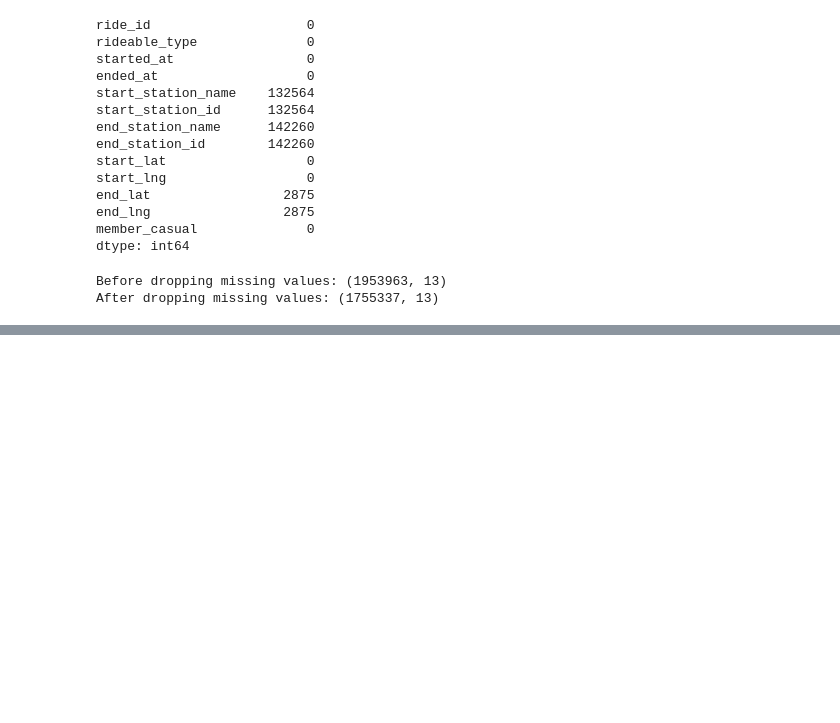
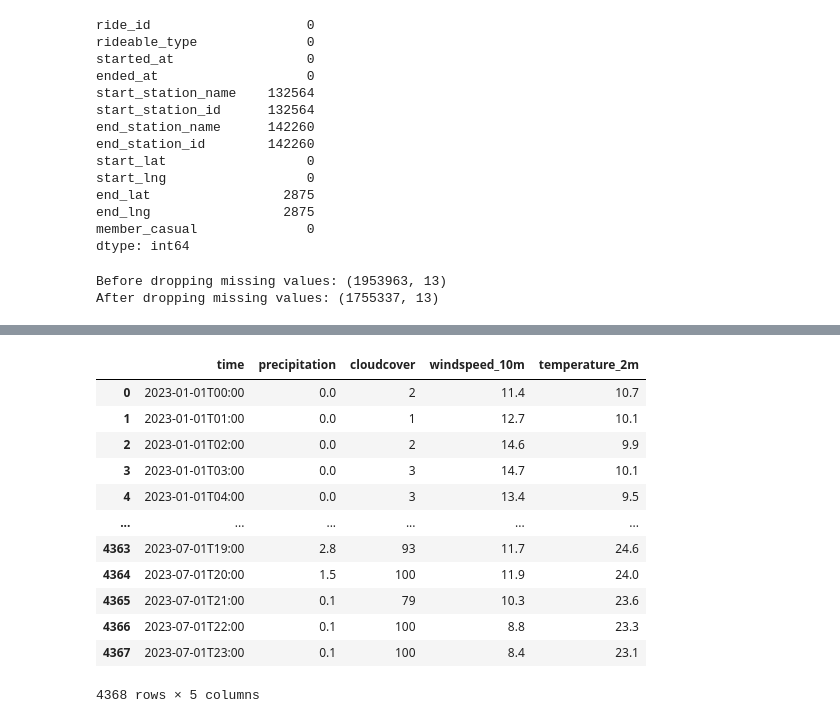
Before and after one commit to Maxremmo/Bike-Sharing-ML, a Jupyter notebook: bikeshare_regression .ipynb, the cells around one changed output, grey strips where cells are left out. Cells and saved outputs as stored; diff of their text form; code cells hidden in the pictures; blank space fills up the shorter version.

```diff
--- a/bikeshare_regression .ipynb
+++ b/bikeshare_regression .ipynb
@@ -93,0 +129,21 @@ secs.dt.to
+# %%
+# Extract the hourly data from the JSON object
+hourly_data = my_weather['hourly']
+
+df_weather = pd.DataFrame(hourly_data)
+# %%
+df_weather
+# %% [output]
+|  | time | precipitation | cloudcover | windspeed_10m | temperature_2m |
+| 0 | 2023-01-01T00:00 | 0.0 | 2 | 11.4 | 10.7 |
+| 1 | 2023-01-01T01:00 | 0.0 | 1 | 12.7 | 10.1 |
+| 2 | 2023-01-01T02:00 | 0.0 | 2 | 14.6 | 9.9 |
+| 3 | 2023-01-01T03:00 | 0.0 | 3 | 14.7 | 10.1 |
+| 4 | 2023-01-01T04:00 | 0.0 | 3 | 13.4 | 9.5 |
+| ... | ... | ... | ... | ... | ... |
+| 4363 | 2023-07-01T19:00 | 2.8 | 93 | 11.7 | 24.6 |
+| 4364 | 2023-07-01T20:00 | 1.5 | 100 | 11.9 | 24.0 |
+| 4365 | 2023-07-01T21:00 | 0.1 | 79 | 10.3 | 23.6 |
+| 4366 | 2023-07-01T22:00 | 0.1 | 100 | 8.8 | 23.3 |
+| 4367 | 2023-07-01T23:00 | 0.1 | 100 | 8.4 | 23.1 |
+4368 rows × 5 columns
```
Also changed, not shown: parts of 12 cells of this notebook.
